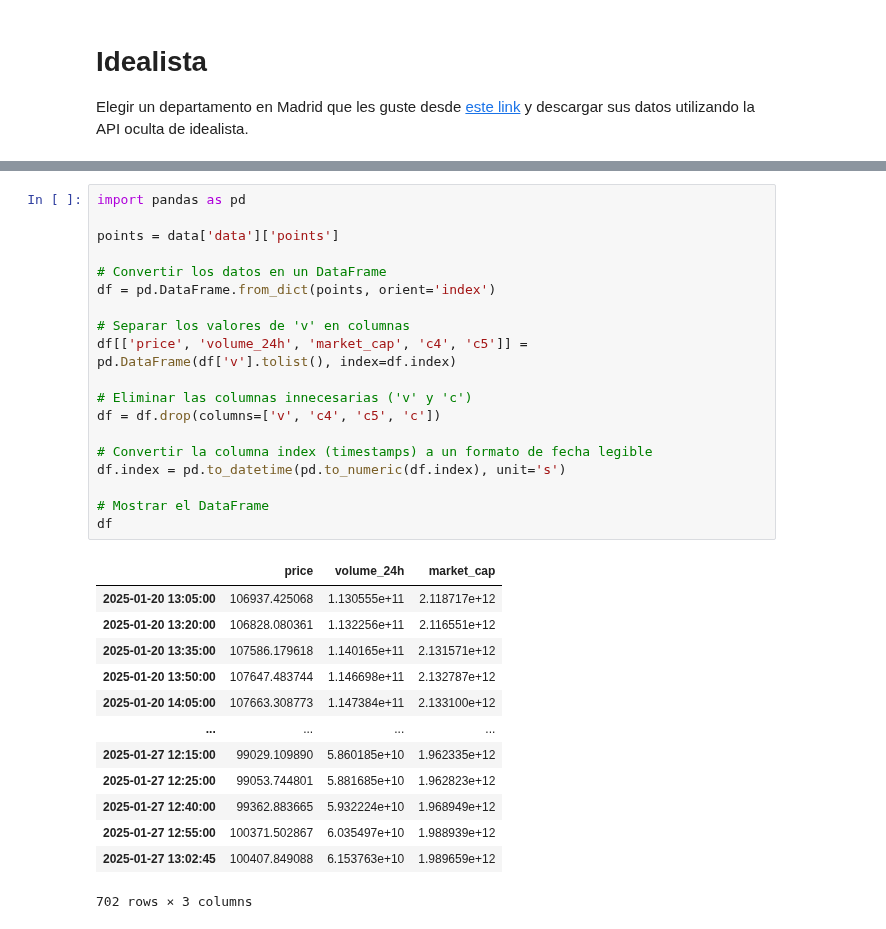
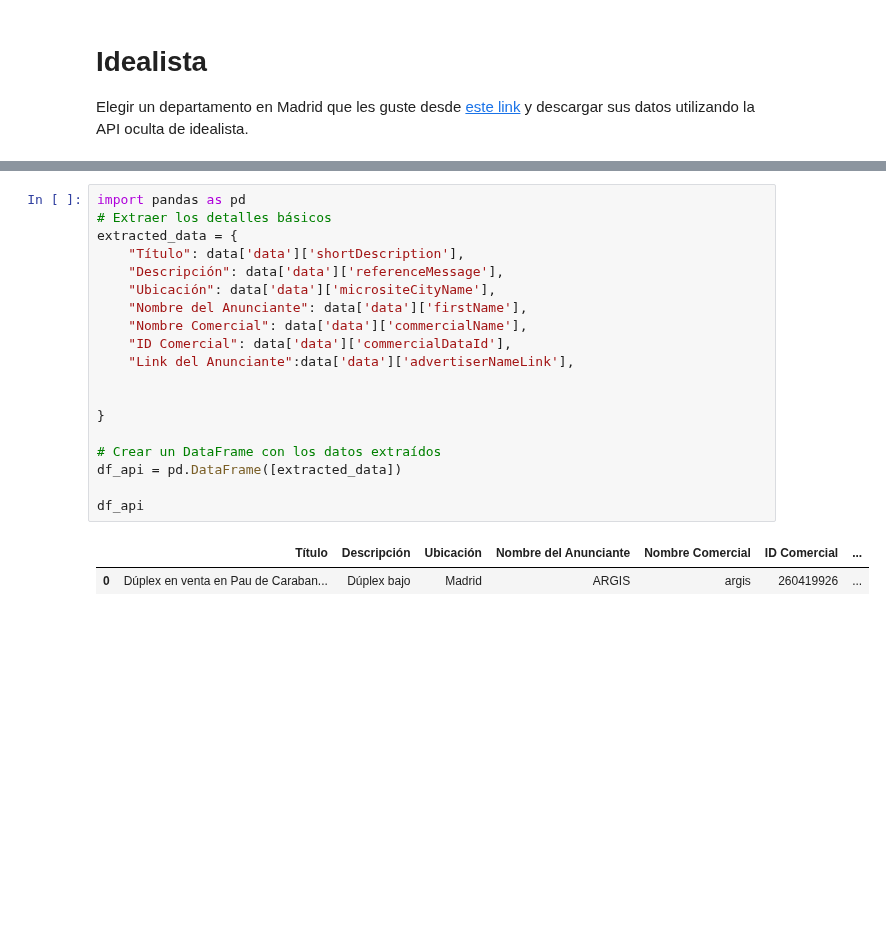
Before and after one commit to IsabelRomoBru/DS102024, a Jupyter notebook: 2-DataAnalysis/7-WebScraping/2_HTTP_Avanzado/Practica/apis-ocultas.ipynb, the cells around one changed output, grey strips where cells are left out. Drawn from its saved outputs; the diff is of its cells as text; blank space fills up the shorter version.

```diff
--- a/2-DataAnalysis/7-WebScraping/2_HTTP_Avanzado/Practica/apis-ocultas.ipynb
+++ b/2-DataAnalysis/7-WebScraping/2_HTTP_Avanzado/Practica/apis-ocultas.ipynb
@@ -107,33 +102,22 @@ else:
-# %%
-import pandas as pd
-
-points = data['data']['points']
-
-# Convertir los datos en un DataFrame
-df = pd.DataFrame.from_dict(points, orient='index')
-
-# Separar los valores de 'v' en columnas
-df[['price', 'volume_24h', 'market_cap', 'c4', 'c5']] = pd.DataFrame(df['v'].tolist(), index=df.index)
-
-# Eliminar las columnas innecesarias ('v' y 'c')
-df = df.drop(columns=['v', 'c4', 'c5', 'c'])
-
-# Convertir la columna index (timestamps) a un formato de fecha legible
-df.index = pd.to_datetime(pd.to_numeric(df.index), unit='s')
-
-# Mostrar el DataFrame
-df
-# %% [output]
-|  | price | volume_24h | market_cap |
-| 2025-01-20 13:05:00 | 106937.425068 | 1.130555e+11 | 2.118717e+12 |
-| 2025-01-20 13:20:00 | 106828.080361 | 1.132256e+11 | 2.116551e+12 |
-| 2025-01-20 13:35:00 | 107586.179618 | 1.140165e+11 | 2.131571e+12 |
-| 2025-01-20 13:50:00 | 107647.483744 | 1.146698e+11 | 2.132787e+12 |
-| 2025-01-20 14:05:00 | 107663.308773 | 1.147384e+11 | 2.133100e+12 |
-| ... | ... | ... | ... |
-| 2025-01-27 12:15:00 | 99029.109890 | 5.860185e+10 | 1.962335e+12 |
-| 2025-01-27 12:25:00 | 99053.744801 | 5.881685e+10 | 1.962823e+12 |
-| 2025-01-27 12:40:00 | 99362.883665 | 5.932224e+10 | 1.968949e+12 |
-| 2025-01-27 12:55:00 | 100371.502867 | 6.035497e+10 | 1.988939e+12 |
-| 2025-01-27 13:02:45 | 100407.849088 | 6.153763e+10 | 1.989659e+12 |
-702 rows × 3 columns
+# %%
+import pandas as pd
+# Extraer los detalles básicos
+extracted_data = {
+    "Título": data['data']['shortDescription'],
+    "Descripción": data['data']['referenceMessage'],
+    "Ubicación": data['data']['micrositeCityName'],
+    "Nombre del Anunciante": data['data']['firstName'],
+    "Nombre Comercial": data['data']['commercialName'],
+    "ID Comercial": data['data']['commercialDataId'],
+    "Link del Anunciante":data['data']['advertiserNameLink'],
+
+
+}
+
+# Crear un DataFrame con los datos extraídos
+df_api = pd.DataFrame([extracted_data])
+
+df_api
+# %% [output]
+|  | Título | Descripción | Ubicación | Nombre del Anunciante | Nombre Comercial | ID Comercial | ... |
+| 0 | Dúplex en venta en Pau de Caraban... | Dúplex bajo | Madrid | ARGIS | argis | 260419926 | ... |
```
Also changed, not shown: parts of 1 cell of this notebook, 3 other files.
